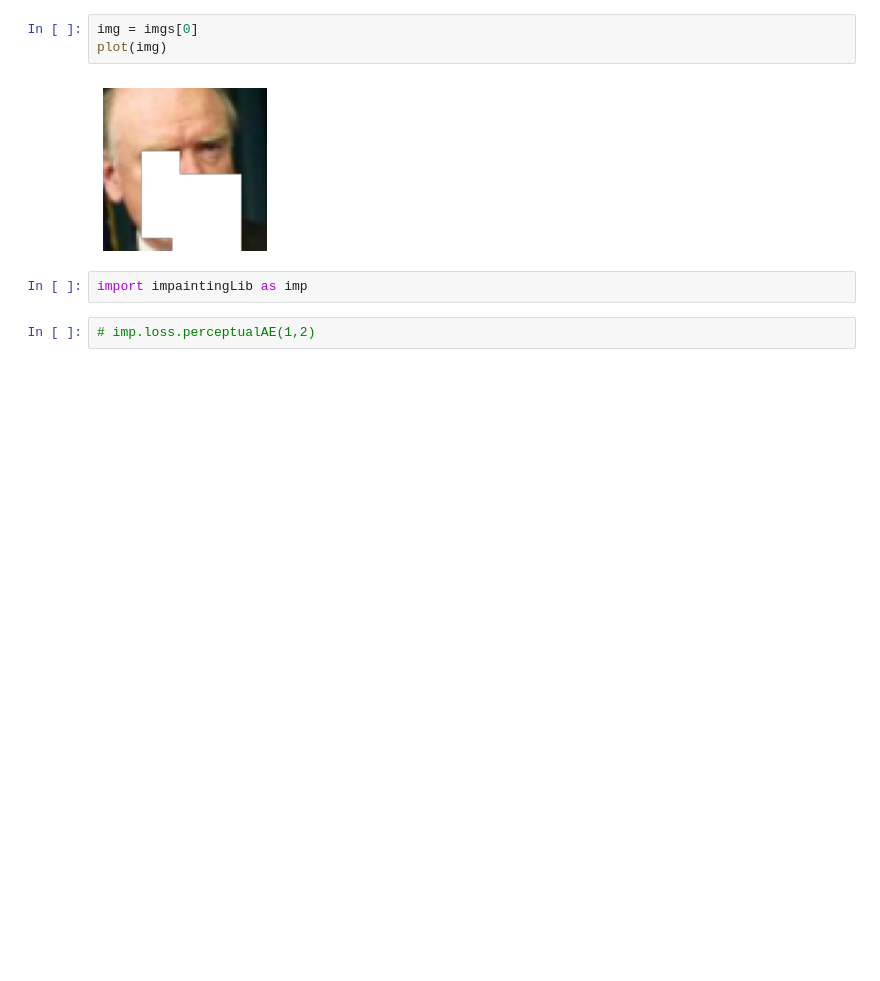
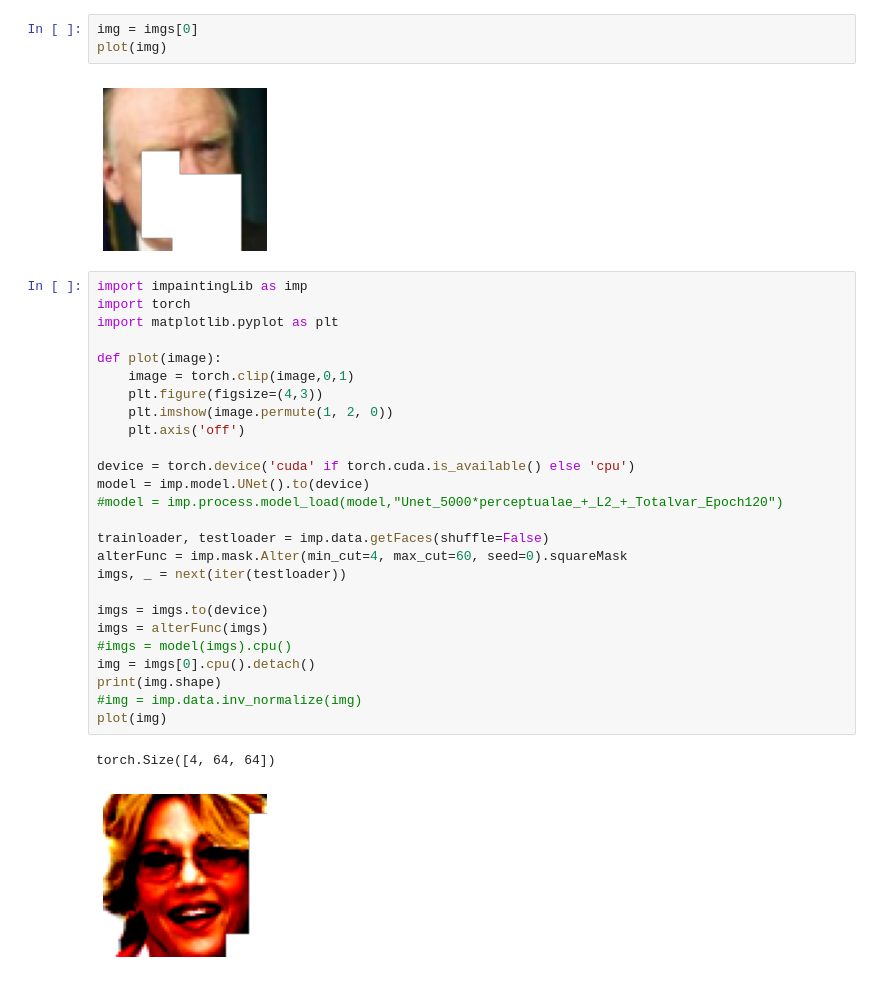
Before and after one commit to Eva427/CICR-Impainting, a Jupyter notebook: test.ipynb, the cells around one changed output. Drawn from its saved outputs; the diff is of its cells as text; blank space fills up the shorter version.

```diff
--- a/test.ipynb
+++ b/test.ipynb
@@ -69,5 +69,30 @@ plot(img)
 [figure]
 # %%
 import impaintingLib as imp
+import torch
+import matplotlib.pyplot as plt
+
+def plot(image):
+    image = torch.clip(image,0,1)
+    plt.figure(figsize=(4,3))
+    plt.imshow(image.permute(1, 2, 0))
+    plt.axis('off')
+
+device = torch.device('cuda' if torch.cuda.is_available() else 'cpu')
+model = imp.model.UNet().to(device)
+#model = imp.process.model_load(model,"Unet_5000*perceptualae_+_L2_+_Totalvar_Epoch120")
+
+trainloader, testloader = imp.data.getFaces(shuffle=False)
+alterFunc = imp.mask.Alter(min_cut=4, max_cut=60, seed=0).squareMask
+imgs, _ = next(iter(testloader))
+
+imgs = imgs.to(device)
+imgs = alterFunc(imgs)
+#imgs = model(imgs).cpu()
+img = imgs[0].cpu().detach()
+print(img.shape)
+#img = imp.data.inv_normalize(img)
+plot(img)
+# %% [output]
+torch.Size([4, 64, 64])
+[figure, added]
-# %%
-# imp.loss.perceptualAE(1,2)
```
Also changed, not shown: parts of 2 cells of this notebook.
